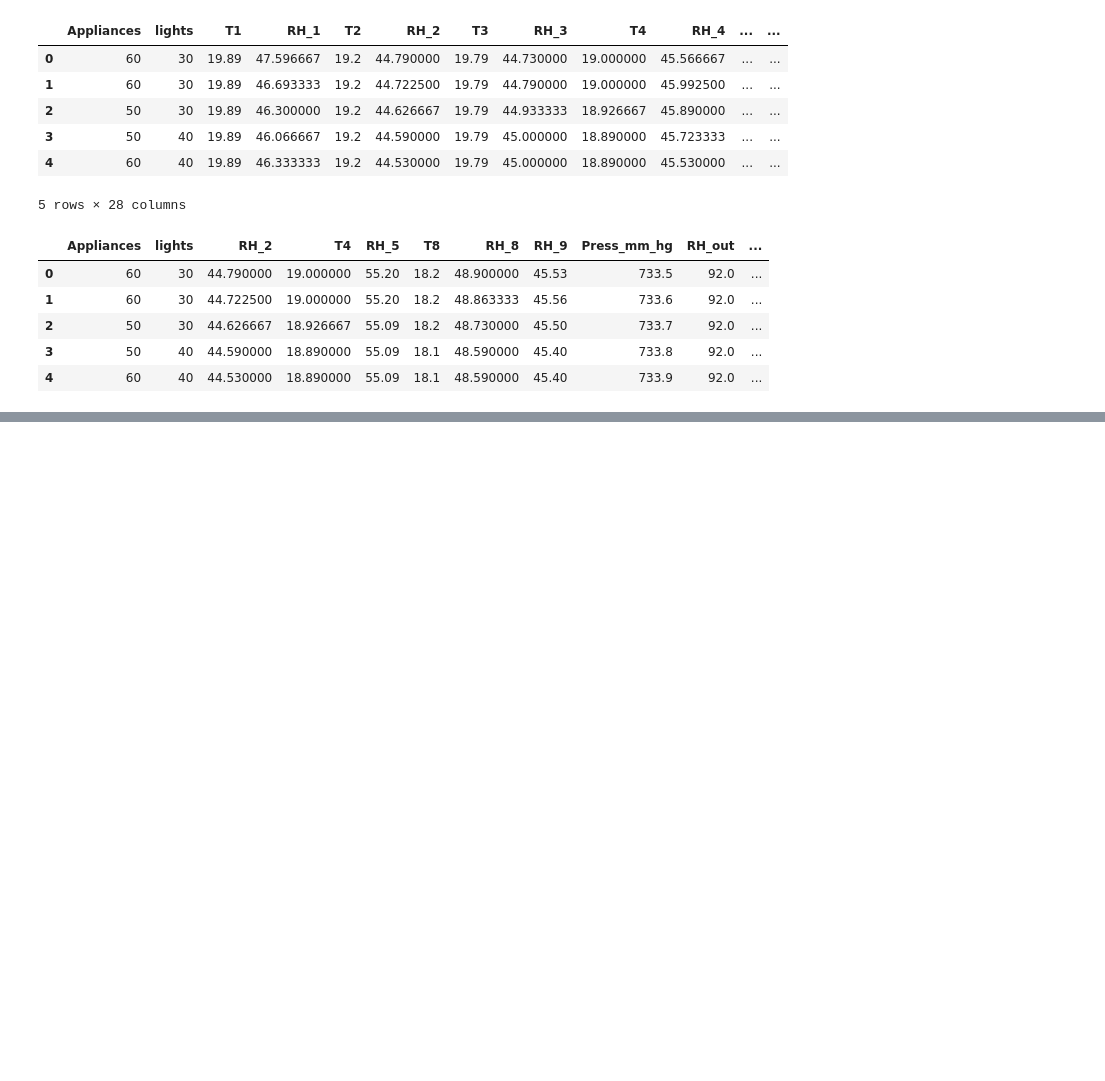
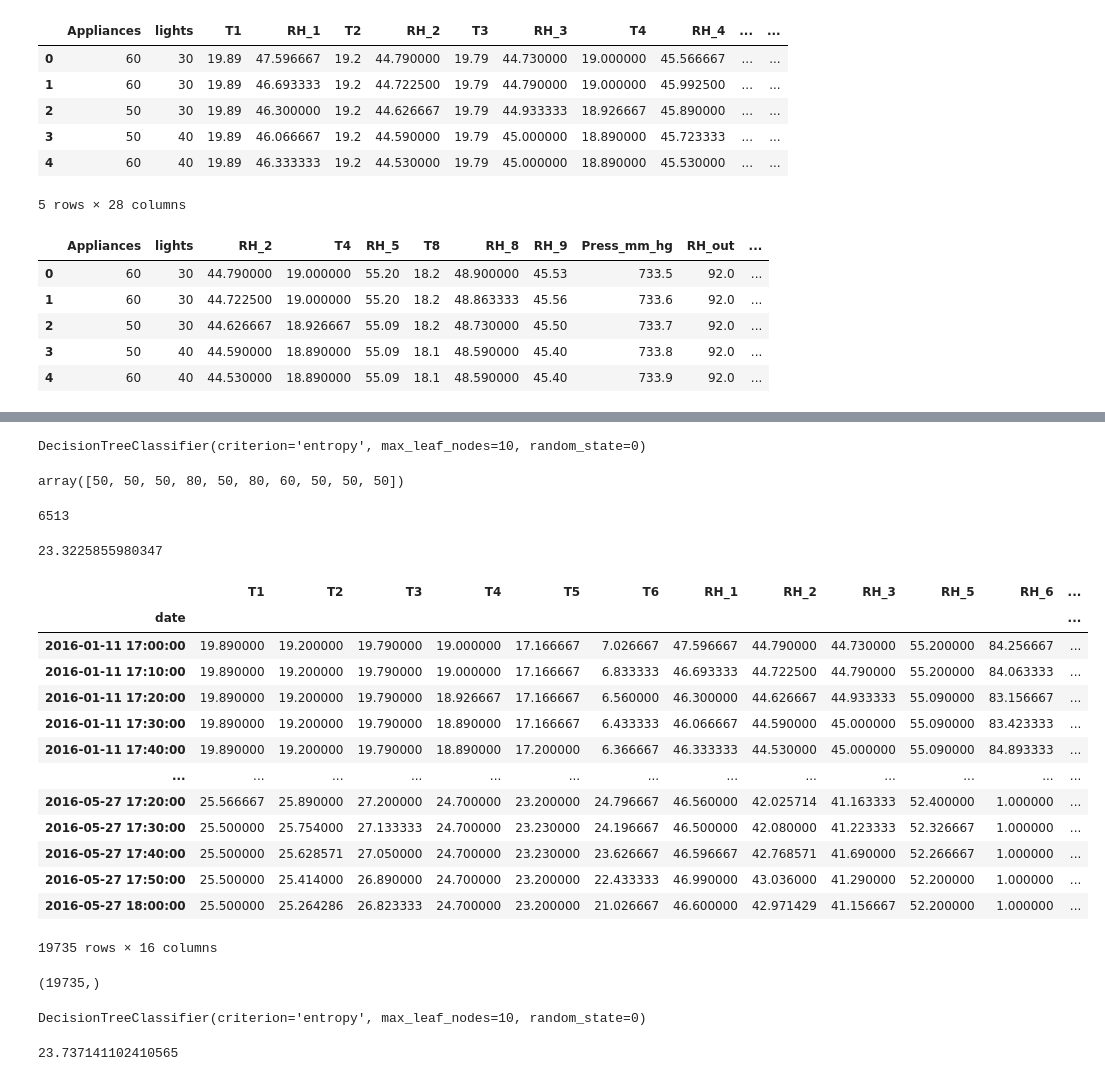
Before and after one commit to akifkashif/Captsone-Project---Data-Application-Energy-Linear-Regression-, a Jupyter notebook: Captsone_Project_Data_Application_Energy(Linear_Regression)_.ipynb, the cells around one changed output, grey strips where cells are left out. Drawn from its saved outputs; the diff is of its cells as text; code cells hidden in the pictures; blank space fills up the shorter version.

```diff
--- a/Captsone_Project_Data_Application_Energy(Linear_Regression)_.ipynb
+++ b/Captsone_Project_Data_Application_Energy(Linear_Regression)_.ipynb
@@ -1448,0 +1564,5 @@ df2.iloc[:,2:]
+# %%
+regressor = DecisionTreeClassifier(criterion='entropy', max_leaf_nodes=10, random_state=0)
+regressor.fit(X_train, y_train)
+# %% [output]
+DecisionTreeClassifier(criterion='entropy', max_leaf_nodes=10, random_state=0)
@@ -1448,0 +1571,39 @@ df2.iloc[:,2:]
+# %%
+y_predicted[:10]
+# %% [output]
+array([50, 50, 50, 80, 50, 80, 60, 50, 50, 50])
+# %%
+len(y_predicted)
+# %% [output]
+6513
+# %%
+accuracy_score(y_test, y_predicted) * 100
+# %% [output]
+23.3225855980347
+# %%
+num_fit = ["T1","T2","T3","T4","T5","T6","RH_1","RH_2","RH_3","RH_5","RH_6",
+          "Tdewpoint","RH_out","Press_mm_hg","Windspeed","lights"]
+# %%
+X = df[num_fit]
+y = df['Appliances']
+# %%
+X
+# %% [output]
+|  | T1 | T2 | T3 | T4 | T5 | T6 | RH_1 | RH_2 | RH_3 | RH_5 | RH_6 | ... |
+| date |  |  |  |  |  |  |  |  |  |  |  | ... |
+| 2016-01-11 17:00:00 | 19.890000 | 19.200000 | 19.790000 | 19.000000 | 17.166667 | 7.026667 | 47.596667 | 44.790000 | 44.730000 | 55.200000 | 84.256667 | ... |
+| 2016-01-11 17:10:00 | 19.890000 | 19.200000 | 19.790000 | 19.000000 | 17.166667 | 6.833333 | 46.693333 | 44.722500 | 44.790000 | 55.200000 | 84.063333 | ... |
+| 2016-01-11 17:20:00 | 19.890000 | 19.200000 | 19.790000 | 18.926667 | 17.166667 | 6.560000 | 46.300000 | 44.626667 | 44.933333 | 55.090000 | 83.156667 | ... |
+| 2016-01-11 17:30:00 | 19.890000 | 19.200000 | 19.790000 | 18.890000 | 17.166667 | 6.433333 | 46.066667 | 44.590000 | 45.000000 | 55.090000 | 83.423333 | ... |
+| 2016-01-11 17:40:00 | 19.890000 | 19.200000 | 19.790000 | 18.890000 | 17.200000 | 6.366667 | 46.333333 | 44.530000 | 45.000000 | 55.090000 | 84.893333 | ... |
+| ... | ... | ... | ... | ... | ... | ... | ... | ... | ... | ... | ... | ... |
+| 2016-05-27 17:20:00 | 25.566667 | 25.890000 | 27.200000 | 24.700000 | 23.200000 | 24.796667 | 46.560000 | 42.025714 | 41.163333 | 52.400000 | 1.000000 | ... |
+| 2016-05-27 17:30:00 | 25.500000 | 25.754000 | 27.133333 | 24.700000 | 23.230000 | 24.196667 | 46.500000 | 42.080000 | 41.223333 | 52.326667 | 1.000000 | ... |
+| 2016-05-27 17:40:00 | 25.500000 | 25.628571 | 27.050000 | 24.700000 | 23.230000 | 23.626667 | 46.596667 | 42.768571 | 41.690000 | 52.266667 | 1.000000 | ... |
+| 2016-05-27 17:50:00 | 25.500000 | 25.414000 | 26.890000 | 24.700000 | 23.200000 | 22.433333 | 46.990000 | 43.036000 | 41.290000 | 52.200000 | 1.000000 | ... |
+| 2016-05-27 18:00:00 | 25.500000 | 25.264286 | 26.823333 | 24.700000 | 23.200000 | 21.026667 | 46.600000 | 42.971429 | 41.156667 | 52.200000 | 1.000000 | ... |
+19735 rows × 16 columns
+# %%
+y.shape
+# %% [output]
+(19735,)
@@ -1448,0 +1612,5 @@ df2.iloc[:,2:]
+# %%
+regressor = DecisionTreeClassifier(criterion='entropy', max_leaf_nodes=10, random_state=0)
+regressor.fit(X_train, y_train)
+# %% [output]
+DecisionTreeClassifier(criterion='entropy', max_leaf_nodes=10, random_state=0)
@@ -1448,0 +1619,4 @@ df2.iloc[:,2:]
+# %%
+accuracy_score(y_test, y_predicted) * 100
+# %% [output]
+23.737141102410565
```
Also changed, not shown: parts of 67 cells of this notebook.
